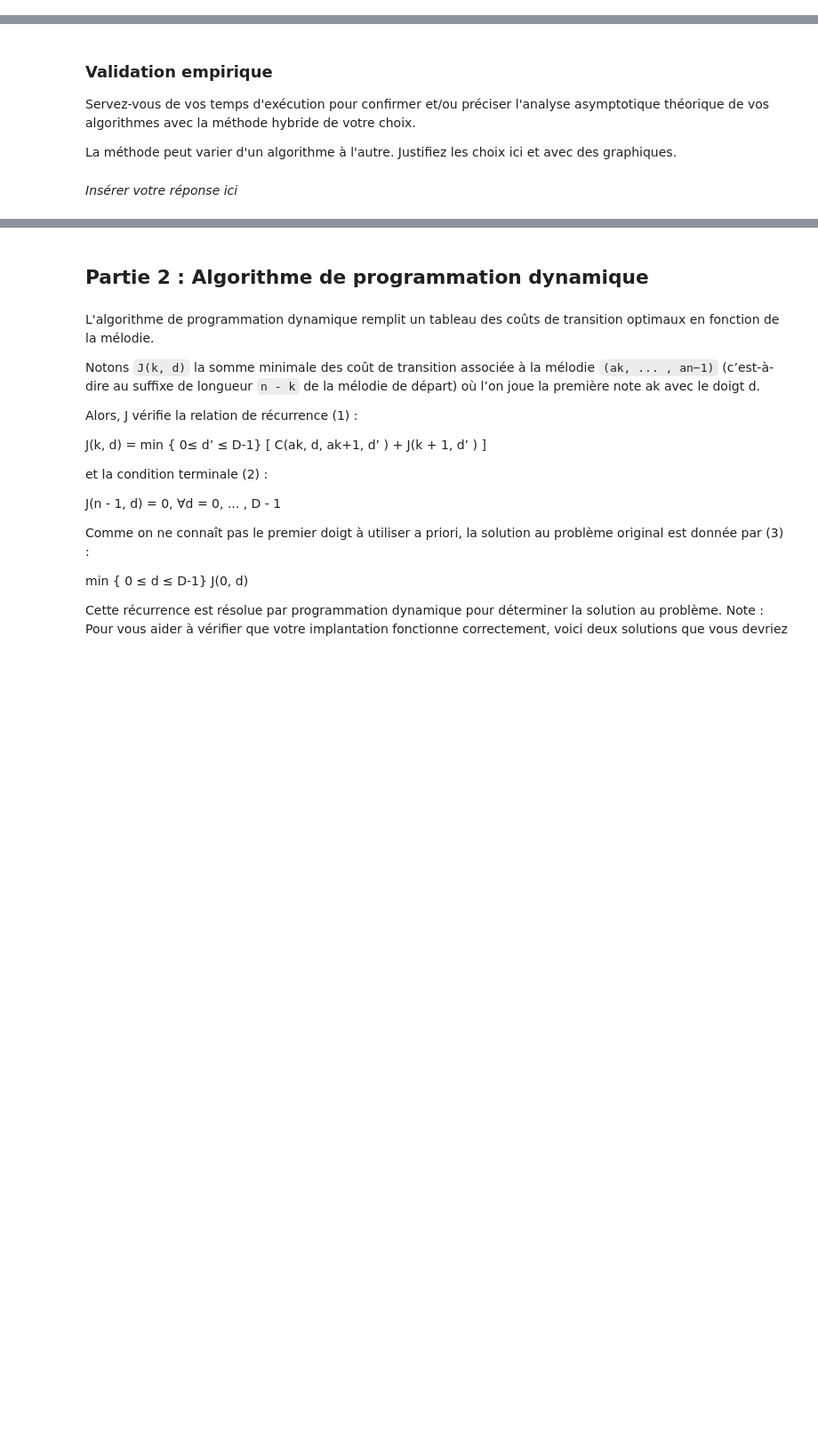
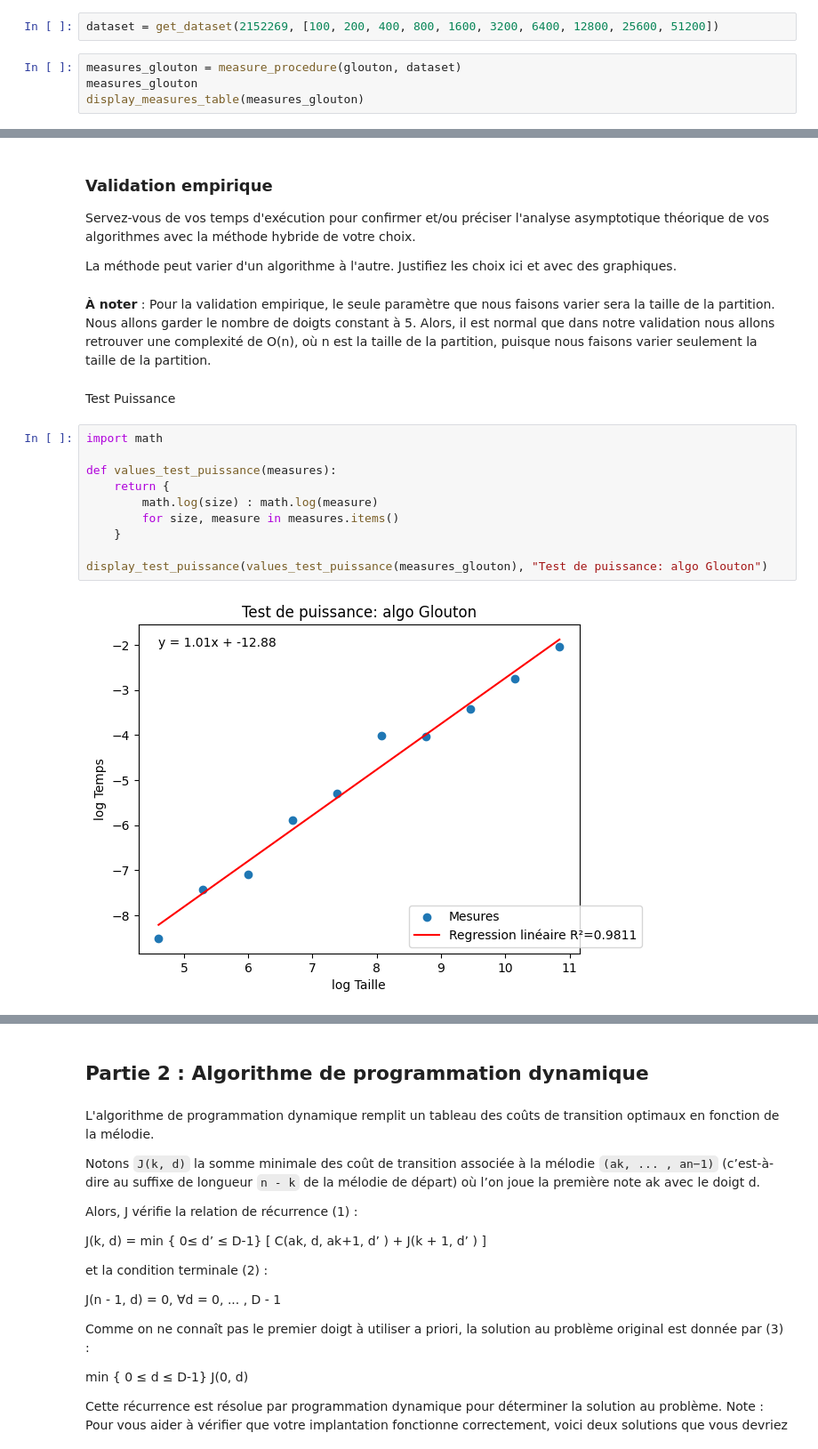
Before and after one commit to simden012/INF8775_Labs, a Jupyter notebook: TP2/TP2-H24.ipynb, the cells around one changed output, grey strips where cells are left out. Shown at 89% size. Saved outputs shown, nothing was run; the diff lists cells and outputs as text; blank space fills up the shorter version.

Commit message:
fini analyse glouton et progdynamique

```diff
--- a/TP2/TP2-H24.ipynb
+++ b/TP2/TP2-H24.ipynb
@@ -316,3 +316,9 @@ nombre de doigts pour chacun des trois algorithmes.
 ### Mesures
 
 Rapportez dans un tableau les temps d'exécutions moyens avec les fonctions auxiliaires `measure_procedure` et `display_measure_table`
+# %%
+dataset = get_dataset(2152269, [100, 200, 400, 800, 1600, 3200, 6400, 12800, 25600, 51200])
+# %%
+measures_glouton = measure_procedure(glouton, dataset)
+measures_glouton
+display_measures_table(measures_glouton)
@@ -322,5 +340,19 @@ Rapportez dans un tableau les temps d'exécutions moyens avec les fonctions auxi
 Servez-vous de vos temps d'exécution pour confirmer et/ou préciser l'analyse asymptotique théorique de vos algorithmes avec la méthode hybride de votre choix.
 
 La méthode peut varier d'un algorithme à l'autre. Justifiez les choix ici et avec des graphiques.
-# %% [markdown]
-*Insérer votre réponse ici*
+# %% [markdown]
+**À noter** : Pour la validation empirique, le seule paramètre que nous faisons varier sera la taille de la partition. Nous allons garder le nombre de doigts constant à 5. Alors, il est normal que dans notre validation nous allons retrouver une complexité de O(n), où n est la taille de la partition, puisque nous faisons varier seulement la taille de la partition.
+# %% [markdown]
+Test Puissance
+# %%
+import math
+
+def values_test_puissance(measures):
+    return {
+        math.log(size) : math.log(measure)
+        for size, measure in measures.items()
+    }
+
+display_test_puissance(values_test_puissance(measures_glouton), "Test de puissance: algo Glouton")
+# %% [output]
+[figure, added]
```
Also changed, not shown: parts of 22 cells of this notebook.
